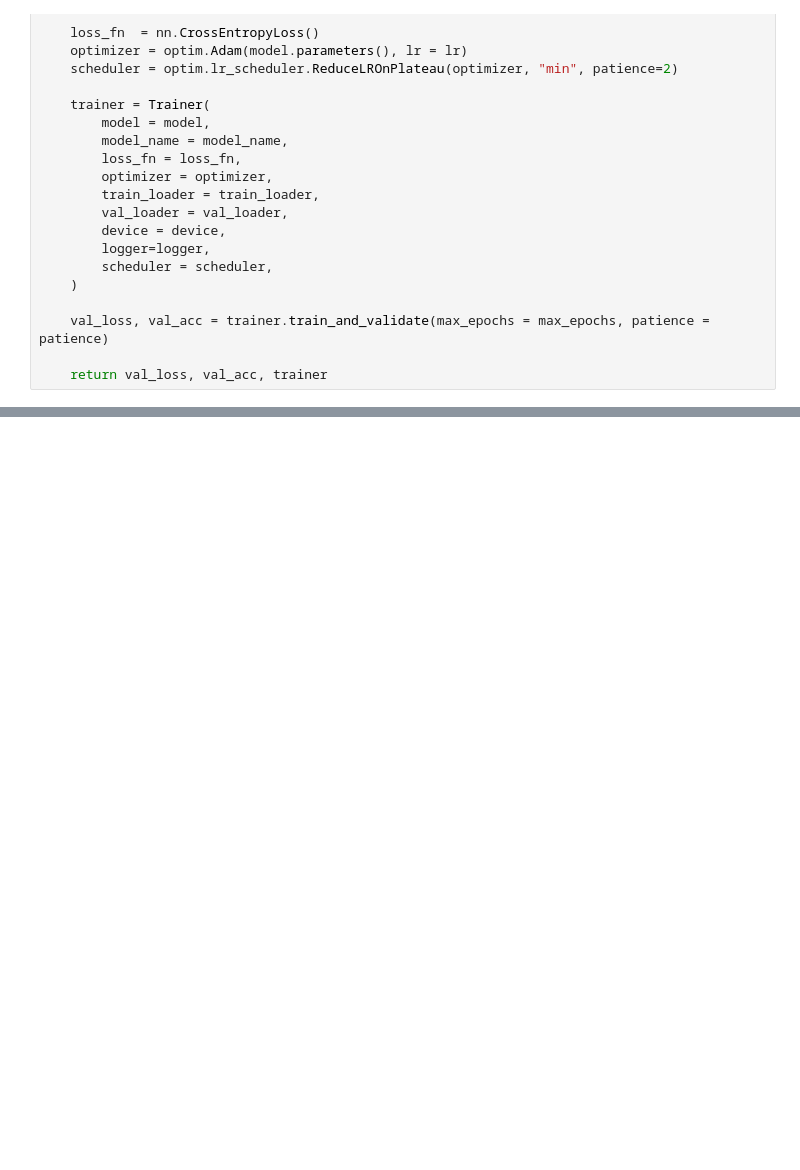
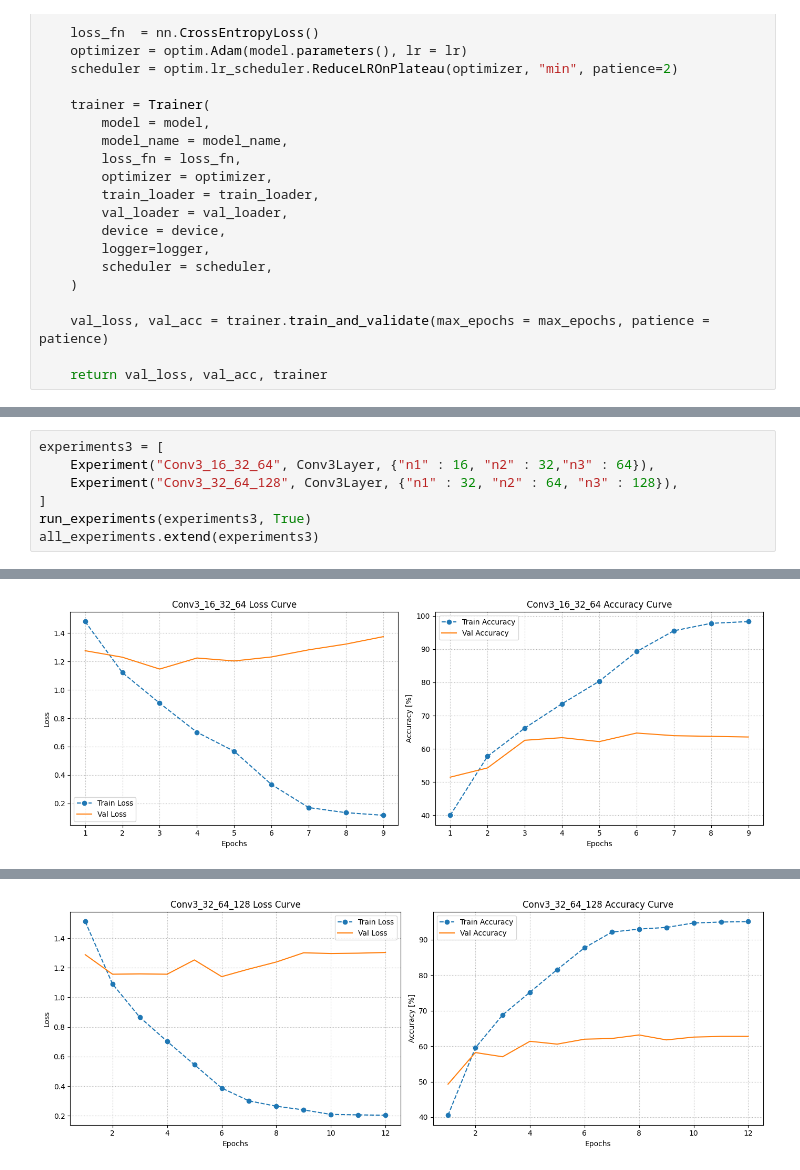
Before and after one commit to marekstorek/trash_classifier, a Jupyter notebook: ml/experiments.ipynb, the cells around one changed output, grey strips where cells are left out. Saved outputs shown, nothing was run; the diff lists cells and outputs as text; blank space fills up the shorter version.

```diff
--- a/ml/experiments.ipynb
+++ b/ml/experiments.ipynb
@@ -92,0 +108,8 @@ Conv1_64: validation loss: 3.12317749391688, validation accuracy: 0.572277227722
+# %%
+experiments3 = [
+    Experiment("Conv3_16_32_64", Conv3Layer, {"n1" : 16, "n2" : 32,"n3" : 64}),
+    Experiment("Conv3_32_64_128", Conv3Layer, {"n1" : 32, "n2" : 64, "n3" : 128}),
+]
+run_experiments(experiments3, True)
+all_experiments.extend(experiments3)
+# %% [output]
@@ -92,0 +117 @@ Conv1_64: validation loss: 3.12317749391688, validation accuracy: 0.572277227722
+[figure, added]
@@ -92,0 +119 @@ Conv1_64: validation loss: 3.12317749391688, validation accuracy: 0.572277227722
+[figure, added]
```
Also changed, not shown: parts of 7 cells of this notebook, 1 other file.
